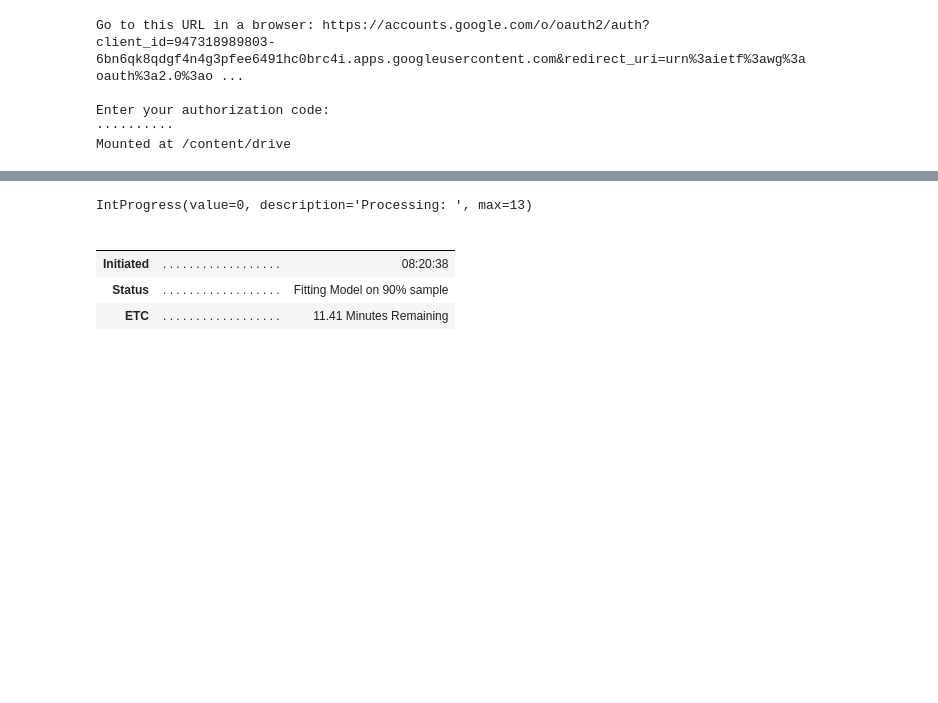
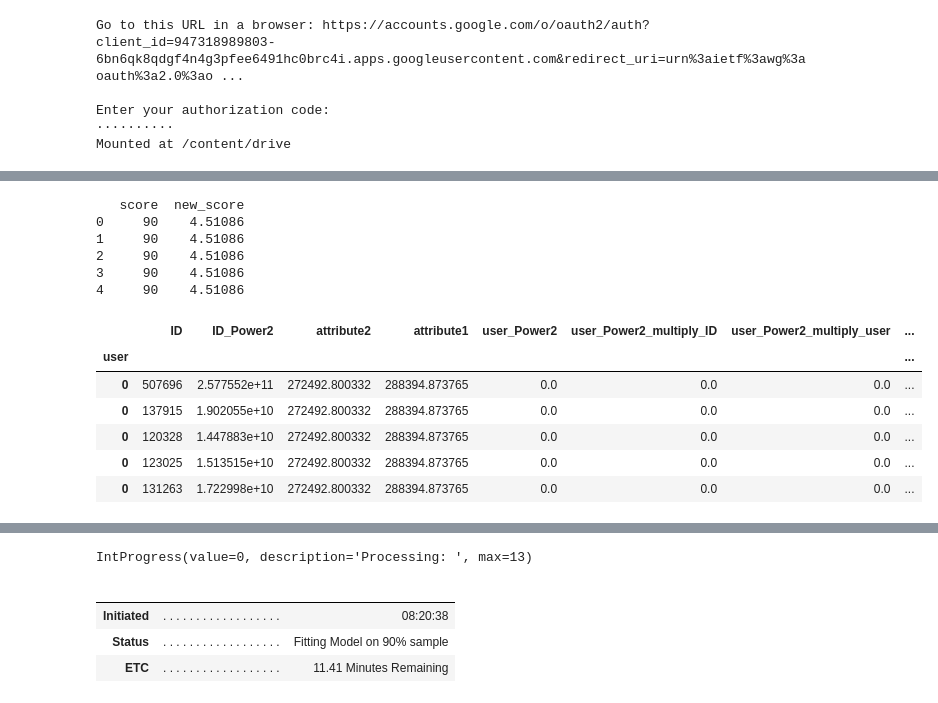
Before and after one commit to Joshua-li-yi/recommendation_system, a Jupyter notebook: ml.ipynb, the cells around one changed output, grey strips where cells are left out. Saved outputs shown, nothing was run; the diff lists cells and outputs as text; code cells hidden in the pictures; blank space fills up the shorter version.

```diff
--- a/ml.ipynb
+++ b/ml.ipynb
@@ -36,0 +38,22 @@ import pandas as pd
+# %%
+# 导入训练集
+train_plus = pd.read_csv('trainset_plus.csv')
+train_plus['new_score'] = np.log(train_plus['score'].values+1)
+print(train_plus[['score', 'new_score']].head())
+train_plus.set_index('user', inplace=True)
+train_plus.drop(['score'], axis=1,inplace=True)
+train_plus.head()
+# %% [output]
+   score  new_score
+0     90    4.51086
+1     90    4.51086
+2     90    4.51086
+3     90    4.51086
+4     90    4.51086
+|  | ID | ID_Power2 | attribute2 | attribute1 | user_Power2 | user_Power2_multiply_ID | user_Power2_multiply_user | ... |
+| user |  |  |  |  |  |  |  | ... |
+| 0 | 507696 | 2.577552e+11 | 272492.800332 | 288394.873765 | 0.0 | 0.0 | 0.0 | ... |
+| 0 | 137915 | 1.902055e+10 | 272492.800332 | 288394.873765 | 0.0 | 0.0 | 0.0 | ... |
+| 0 | 120328 | 1.447883e+10 | 272492.800332 | 288394.873765 | 0.0 | 0.0 | 0.0 | ... |
+| 0 | 123025 | 1.513515e+10 | 272492.800332 | 288394.873765 | 0.0 | 0.0 | 0.0 | ... |
+| 0 | 131263 | 1.722998e+10 | 272492.800332 | 288394.873765 | 0.0 | 0.0 | 0.0 | ... |
```
Also changed, not shown: parts of 41 cells of this notebook.
